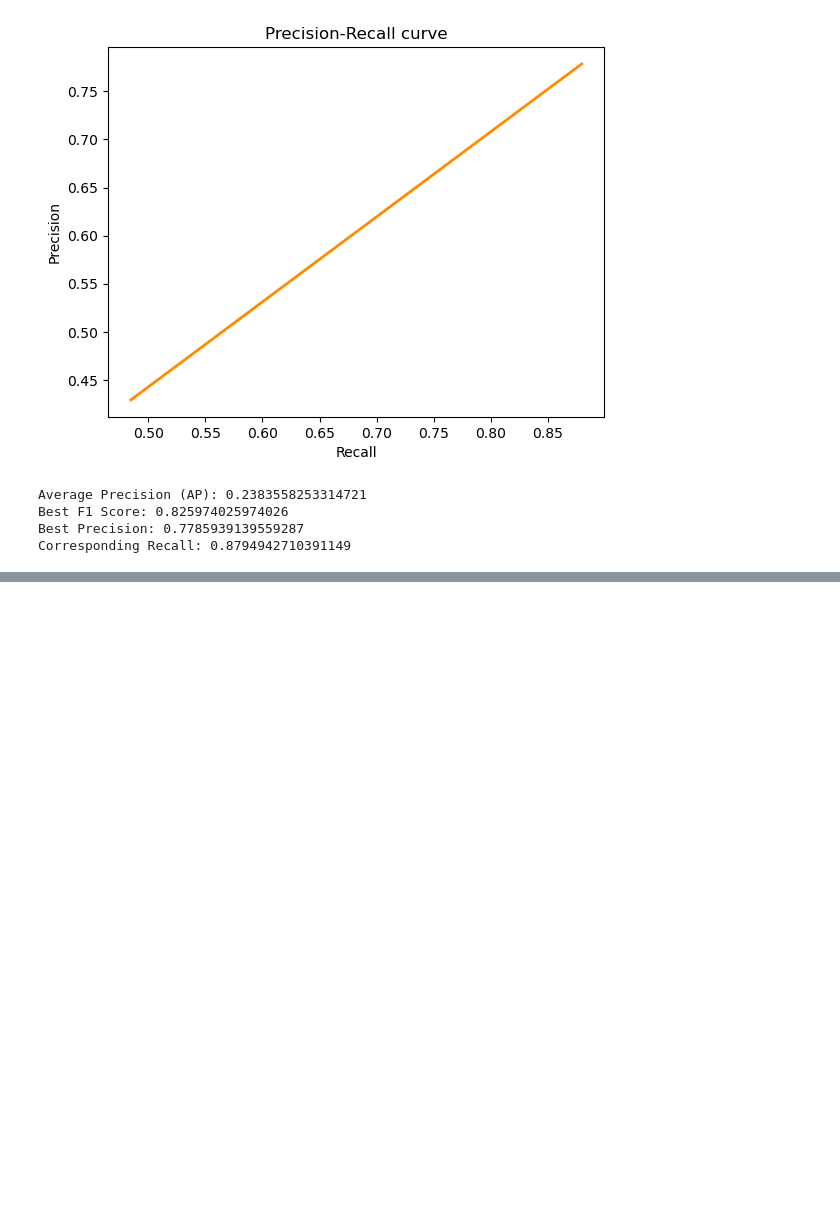
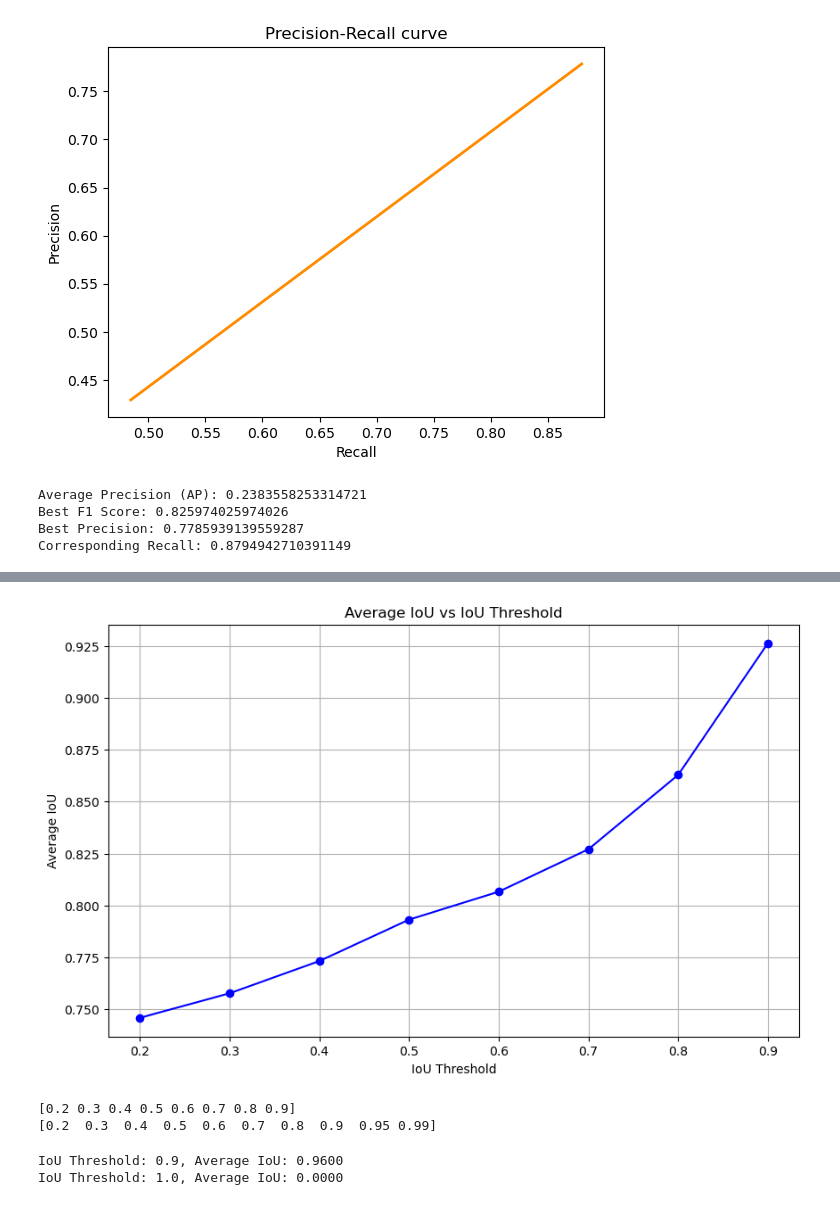
Before and after one commit to PranavMishra17/Microscopy_Seg_CVProjectFall23, a Jupyter notebook: Fast R-CNN.ipynb, the cells around one changed output, grey strips where cells are left out. Cells and saved outputs as stored; diff of their text form; code cells hidden in the pictures; blank space fills up the shorter version.

```diff
--- a/Fast R-CNN.ipynb
+++ b/Fast R-CNN.ipynb
@@ -1362,0 +1538,33 @@ Corresponding Recall: 0.8794942710391149
+# %%
+iou_scores3 = iou_scores[8:]
+# Plotting
+plt.figure(figsize=(10, 6))
+plt.plot(iou_thresholds, iou_scores3, marker='o', color='b')
+plt.title("Average IoU vs IoU Threshold")
+plt.xlabel("IoU Threshold")
+plt.ylabel("Average IoU")
+plt.grid(True)
+plt.show()
+# %% [output]
+[figure, added]
+# %%
+
+print(iou_thresholds)
+
+iou_thresholds = np.arange(0.2, 1.0, 0.1)
+additional_values = np.array([0.95, 0.99])
+
+iou_thresholds = np.concatenate((iou_thresholds, additional_values))
+
+print(iou_thresholds)
+# %% [output]
+[0.2 0.3 0.4 0.5 0.6 0.7 0.8 0.9]
+[0.2  0.3  0.4  0.5  0.6  0.7  0.8  0.9  0.95 0.99]
+# %%
+for iou_thresh in additional_values:
+    average_iou = calculate_average_iou(model_densenet, val_loader, device, iou_threshold=iou_thresh)
+    iou_scores.append(average_iou)
+    print(f"IoU Threshold: {iou_thresh:.2f}, Average IoU: {average_iou:.4f}")
+# %% [output]
+IoU Threshold: 0.9, Average IoU: 0.9600
+IoU Threshold: 1.0, Average IoU: 0.0000
```
Also changed, not shown: parts of 10 cells of this notebook, 1 other file.
